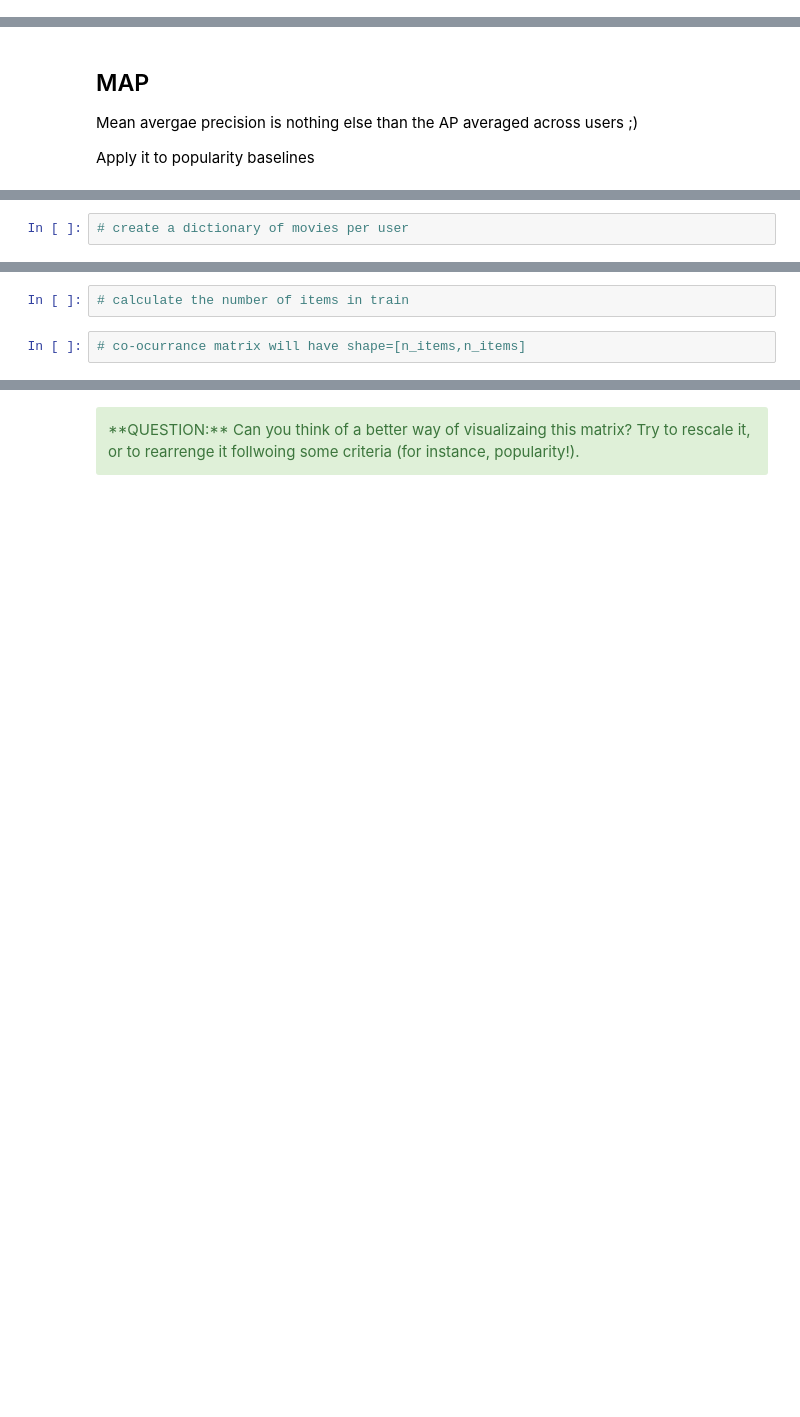
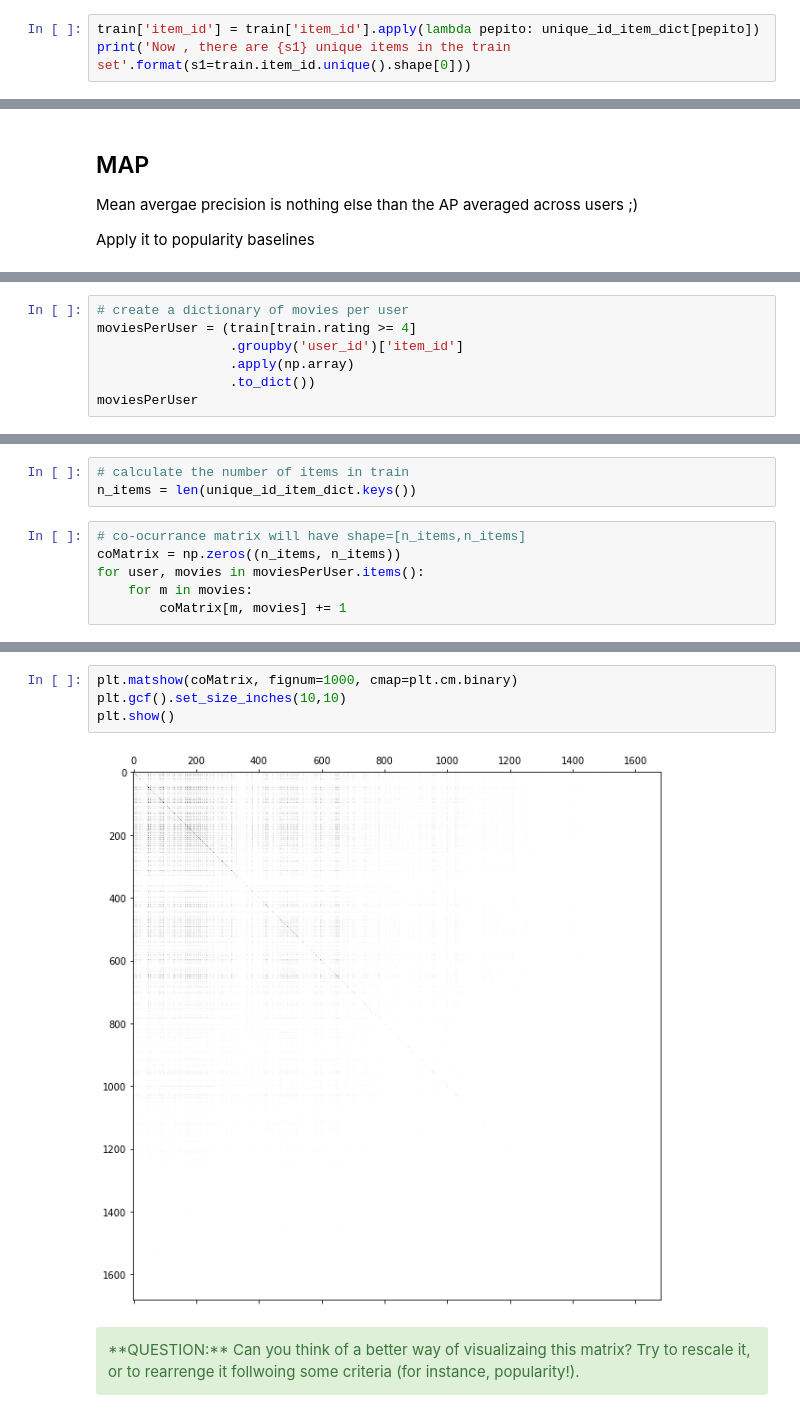
Before and after one commit to toniet/ClasesMaster, a Jupyter notebook: RecommenderSystems/RecSys_student_version.ipynb, the cells around one changed output, grey strips where cells are left out. Drawn from its saved outputs; the diff is of its cells as text; blank space fills up the shorter version.

```diff
--- a/RecommenderSystems/RecSys_student_version.ipynb
+++ b/RecommenderSystems/RecSys_student_version.ipynb
@@ -130,0 +455,3 @@ Please notice that we have to correct for the non-unique movie's id issue!!
+# %%
+train['item_id'] = train['item_id'].apply(lambda pepito: unique_id_item_dict[pepito])
+print('Now , there are {s1} unique items in the train set'.format(s1=train.item_id.unique().shape[0]))
@@ -426,3 +1044,8 @@ The idea is to recommend movies similar to the movies already seen by a user. A
 </table>
 # %%
 # create a dictionary of movies per user
+moviesPerUser = (train[train.rating >= 4]
+                 .groupby('user_id')['item_id']
+                 .apply(np.array)
+                 .to_dict())
+moviesPerUser
@@ -429,6 +1070,11 @@ The idea is to recommend movies similar to the movies already seen by a user. A
 # %%
 # calculate the number of items in train
+n_items = len(unique_id_item_dict.keys())
 # %%
 # co-ocurrance matrix will have shape=[n_items,n_items]
+coMatrix = np.zeros((n_items, n_items))
+for user, movies in moviesPerUser.items():
+    for m in movies:
+        coMatrix[m, movies] += 1
 # %%
 # visualize the matrix
@@ -435,3 +1090,9 @@ The idea is to recommend movies similar to the movies already seen by a user. A
+# %%
+plt.matshow(coMatrix, fignum=1000, cmap=plt.cm.binary)
+plt.gcf().set_size_inches(10,10)
+plt.show()
+# %% [output]
+[figure, added]
 # %% [markdown]
 <div class="alert alert-success">
 **QUESTION:** Can you think of a better way of visualizaing this matrix? Try to rescale it, or to rearrenge it follwoing some criteria (for instance, popularity!).
```
Also changed, not shown: parts of 145 cells of this notebook.
